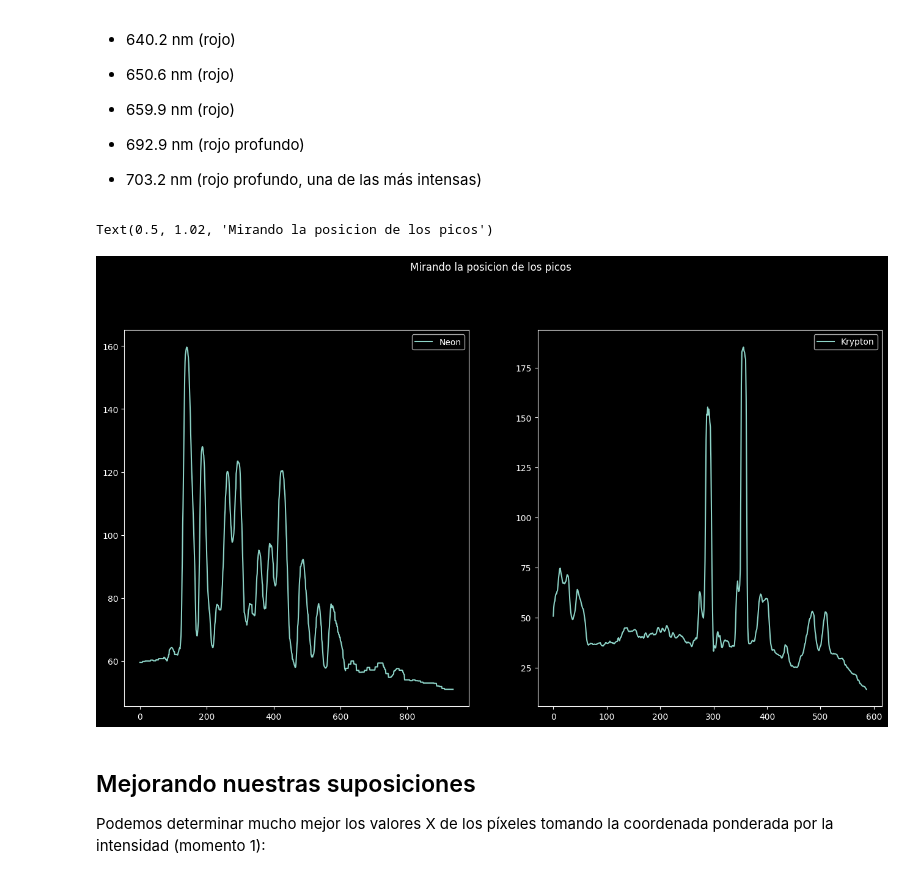
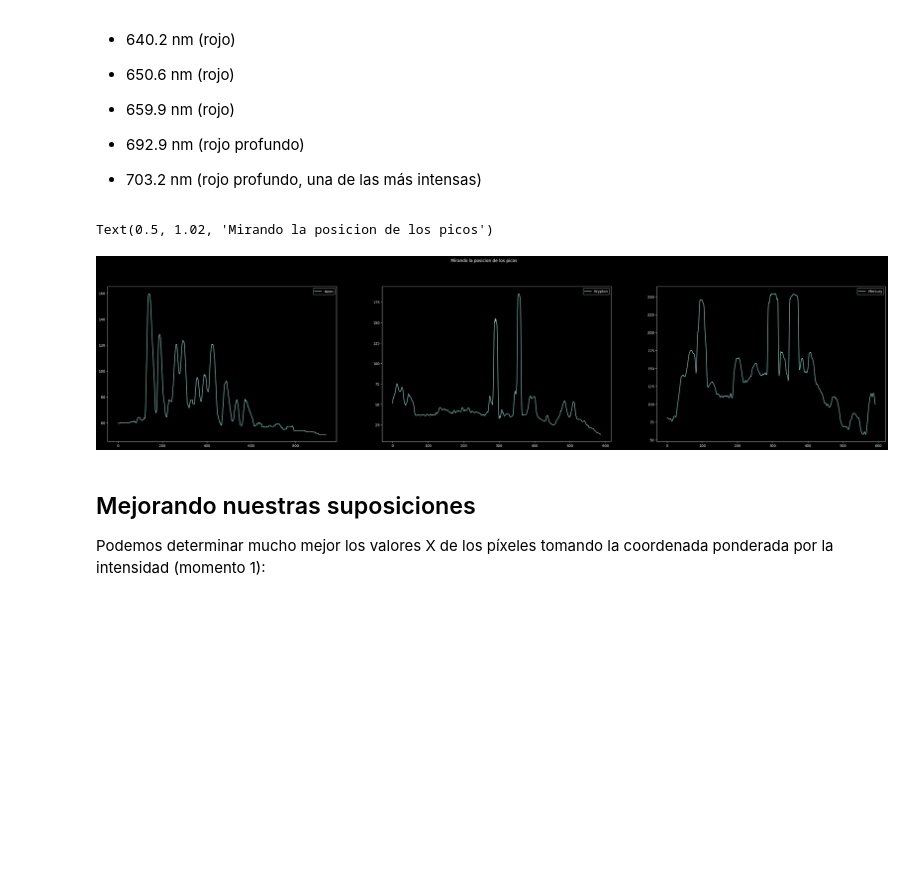
Before and after one commit to Almarm-r/Astronomia-Observacional, a Jupyter notebook: Tutorial_2_Astropy/2-WavelengthCalibration.ipynb, the cells around one changed output. Drawn from its saved outputs; the diff is of its cells as text; code cells hidden in the pictures; blank space fills up the shorter version.

```diff
--- a/Tutorial_2_Astropy/2-WavelengthCalibration.ipynb
+++ b/Tutorial_2_Astropy/2-WavelengthCalibration.ipynb
@@ -135,8 +155,0 @@ trace_centerne_imageu = fitted_polymodel6(xvals6)
-# %%
-#para hg_imageu
-xvals = np.arange(hg_imageu.shape[1])
-yaxis6 = np.repeat(np.arange(400,600)[:,None], hg_imageu.shape[1], axis=1)
-weighted_yaxis_valueshgu = np.average(yaxis5, axis=0, weights= hg_imageu[400:600, :]- np.median(hg_imageu))
-polymodelhgu= Polynomial1D(degree=3)
-fitted_polymodel6 = linfitter(polymodelhgu, xvals, weighted_yaxis_valueshgu)
-trace_centerhg_imageu = fitted_polymodel6(xvals)
@@ -208,12 +226,16 @@ kr_spectrum = np.array([np.average(kr_image[int(yval)-npixels_to_cut:int(yval)+n
                      for yval, ii in zip(trace_center, xaxis)])
 # %%
 kru_spectrum = np.array([np.average(kr_imageu[int(yaxis5)-npixels_to_cut:int(yaxis5)+npixels_to_cut, ii],
-                                weights=trace_centerkr_imageu [:30])
-                     for yaxis5, ii in zip(trace_centerkr_imageu, xvals5)])
+                                weights=model_trace_profilekr)
+                     for yaxis5, ii in zip(trace_centerkr, xvals5)])
 # %%
 neu_spectrum = np.array([np.average(ne_imageu[int(yaxis6)-npixels_to_cut:int(yaxis6)+npixels_to_cut, ii],
-                                weights=trace_centerne_imageu[:30])
-                     for yaxis6, ii in zip(trace_centerne_imageu, xvals6)])
+                                weights=model_trace_profilene)
+                     for yaxis6, ii in zip(trace_centerne, xvals6)])
+# %%
+hgu_spectrum = np.array([np.average(hg_imageu[int(yaxishg)-npixels_to_cut:int(yaxishg)+npixels_to_cut, ii],
+                                weights=model_trace_profilehg)
+                     for yaxishg , ii in zip(trace_centerhg, xaxishg)])
 # %% [markdown]
 Graficamos para obtener los espectros con unidades despresiables
 # %%
@@ -335,12 +362,14 @@ guessed_wavelengthskr = [431.9 , 557.0 , 605.7 , 645.6]
 # %%
-fig, (s, o) = plt.subplots(1,2 , figsize=(16, 8))
+fig, (s, o , a) = plt.subplots(1,3, figsize=(40, 8))
 s.plot(xvals6, neu_spectrum, label='Neon');
 s.legend()
 o.plot(xvals5, kru_spectrum, label='Krypton')
 o.legend()
 
+a.plot(xaxishg, hgu_spectrum, label= 'Mercury')
+a.legend()
 fig.suptitle("Mirando la posicion de los picos", y=1.02)
 # %% [output]
 Text(0.5, 1.02, 'Mirando la posicion de los picos')
-[figure, old version]
+[figure, new version]
 # %%
```
Also changed, not shown: parts of 15 cells of this notebook, 2 other files.
